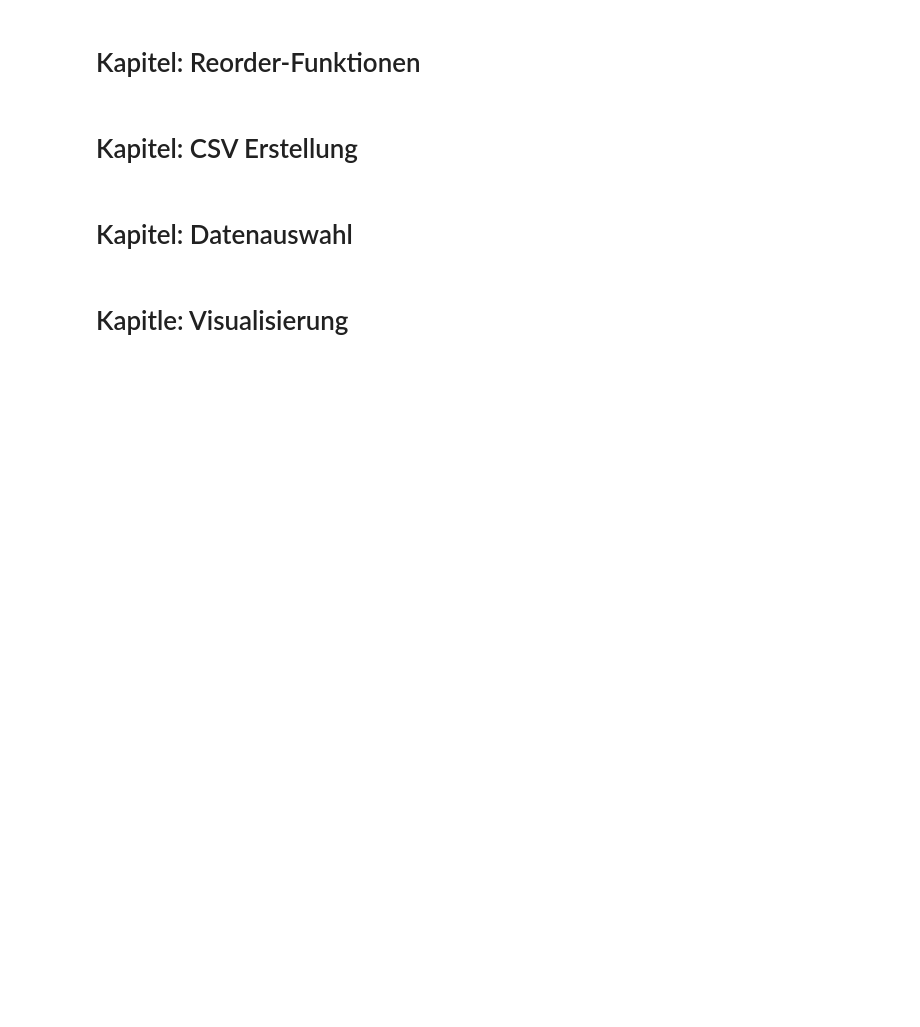
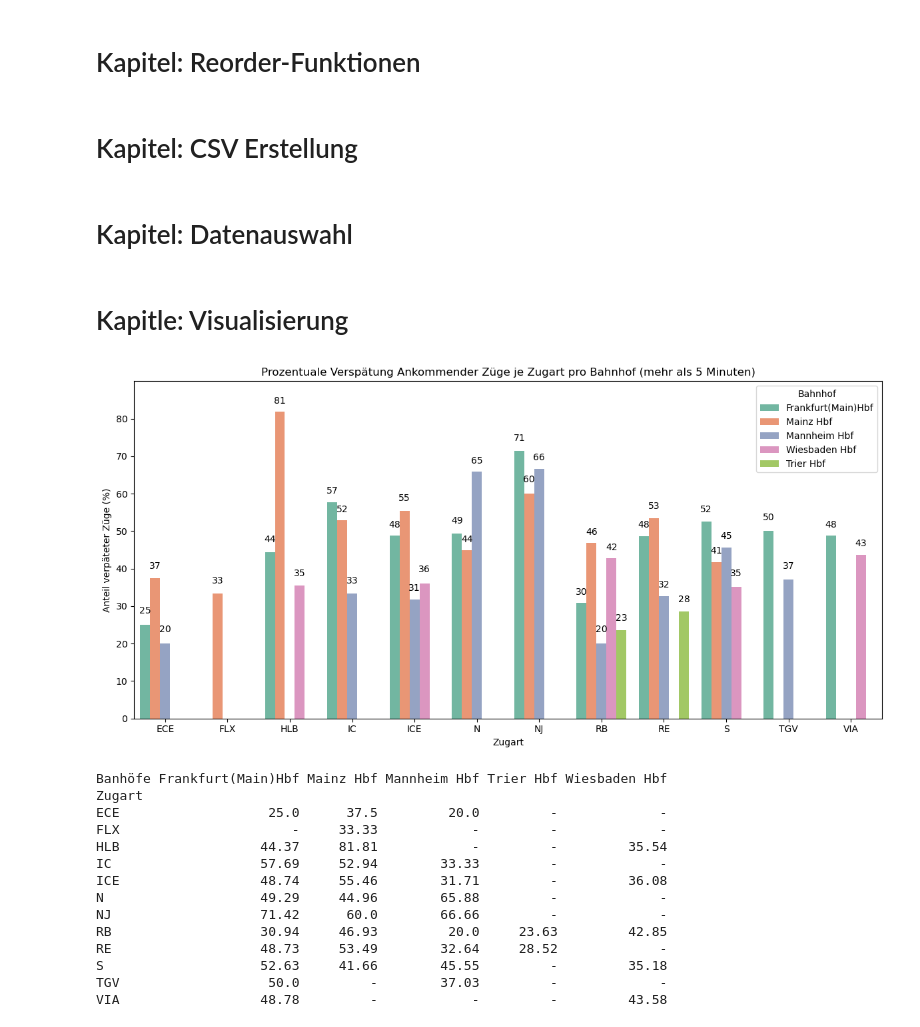
Before and after one commit to luca910/bahn-mining, a Jupyter notebook: graphics_final.ipynb, the cells around one changed output. Cells and saved outputs as stored; diff of their text form; code cells hidden in the pictures; blank space fills up the shorter version.

```diff
--- a/graphics_final.ipynb
+++ b/graphics_final.ipynb
@@ -939,25 +939,41 @@ average_min_delay_data = calculate_average_min_delay_by_category_and_station_x(
 # %%
 # 3. arrival_percentage_delay_by_categorie_more_than_5.png
 percentage_delay_data = calculate_percentage_delay_by_category_and_station_x(
     data=arrival_filtered_data,
     delay_threshold=5,  # Schwellenwert in Minuten
-    categories=["IC", "ICE", "RB", "RE", "S", "TGV"],
+    categories=["IC", "ICE", "RB", "RE", "S", "TGV", "VIA", "HLB", "N", "NJ", "FLX", "ECE"],
     combine_all_categories=False
 )
 plot_bar_chart_by_category_and_station_x(
         data=percentage_delay_data,
         title='Prozentuale Verspätung Ankommender Züge je Zugart pro Bahnhof (mehr als 5 Minuten)',
         x_axis_label='Zugart',
         y_axis_label='Anteil verpäteter Züge (%)',
         fig_size_x=12,
         fig_size_y=6,
         int_value=True,        # Bei Prozentualen Ausfällen muss es hier "False" sein
     )
 #create_csv_calculate_percentage_delay_by_category_and_station_x(percentage_delay_data, "X.csv")
 reorder_percentage_delay_data = reorder_calculate_percentage_delay_by_category_and_station_x(percentage_delay_data, "-")
 print(reorder_percentage_delay_data)
 create_csv(reorder_percentage_delay_data, "out/01_Prozentuale Verspätung Ankommender Züge je Zugart pro Bahnhof.csv")
 ersetze_char_in_csv("out/01_Prozentuale Verspätung Ankommender Züge je Zugart pro Bahnhof.csv", ".", ",")
+# %% [output]
+[figure, added]
+Banhöfe Frankfurt(Main)Hbf Mainz Hbf Mannheim Hbf Trier Hbf Wiesbaden Hbf
+Zugart
+ECE                   25.0      37.5         20.0         -             -
+FLX                      -     33.33            -         -             -
+HLB                  44.37     81.81            -         -         35.54
+IC                   57.69     52.94        33.33         -             -
+ICE                  48.74     55.46        31.71         -         36.08
+N                    49.29     44.96        65.88         -             -
+NJ                   71.42      60.0        66.66         -             -
+RB                   30.94     46.93         20.0     23.63         42.85
+RE                   48.73     53.49        32.64     28.52             -
+S                    52.63     41.66        45.55         -         35.18
+TGV                   50.0         -        37.03         -             -
+VIA                  48.78         -            -         -         43.58
 # %%
 # 3. Flex Ticket
 percentage_delay_data = calculate_percentage_delay_by_category_and_station_x(
```
Also changed, not shown: parts of 6 cells of this notebook.
